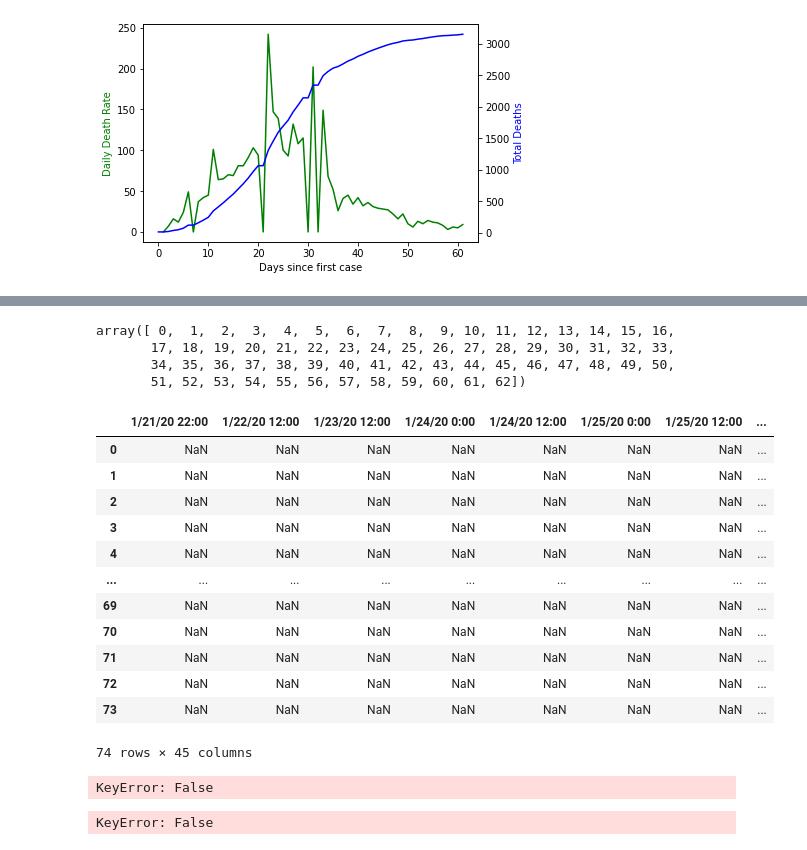
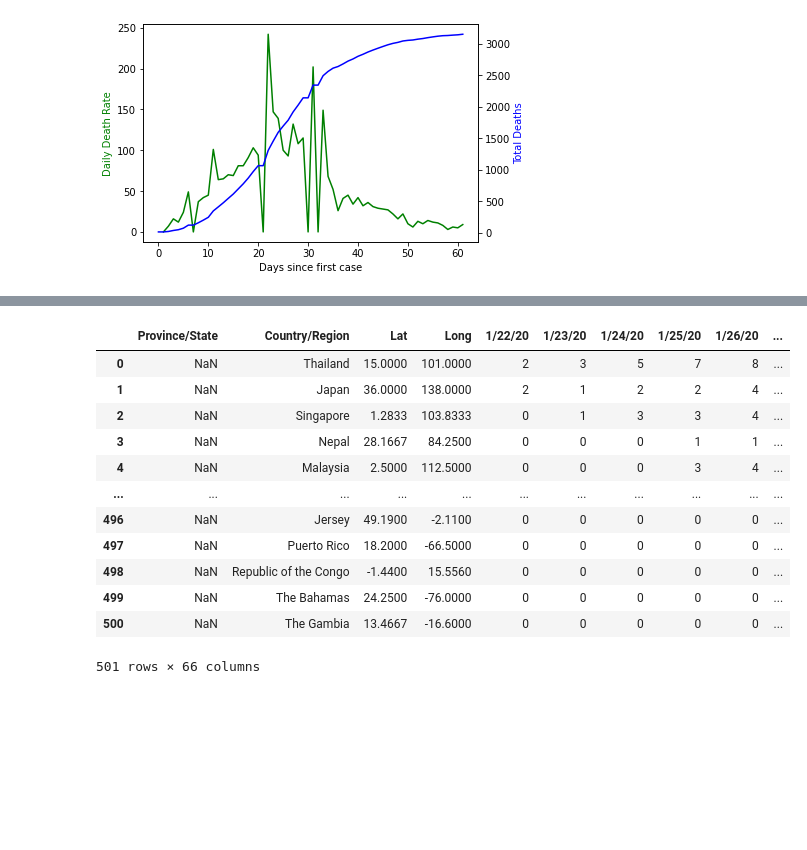
Before and after one commit to zhuowenzhao/COVID19-prediction, a Jupyter notebook: Kieran.ipynb, the cells around one changed output, grey strips where cells are left out. Cells and saved outputs as stored; diff of their text form; code cells hidden in the pictures; blank space fills up the shorter version.

```diff
--- a/Kieran.ipynb
+++ b/Kieran.ipynb
@@ -180,50 +178,17 @@ SyntaxError: invalid syntax (<ipython-input-15-f353db961847>, line 4)
-# %%
-model = Sequential()
-model.add(LSTM(5,
-          input_shape=(len(days), 1),
-          batch_size=batch_size,
-          stateful=stateful))
-model.add(Dense(512))
-model.compile(loss='mse', optimizer='adam')
-
-
-
-
-
-
-# create and fit the LSTM network
-model = Sequential()
-model.add(LSTM(4, input_shape=(1, look_back)))
-model.add(Dense(1))
-model.compile(loss='mean_squared_error', optimizer='adam')
-model.fit(trainX, trainY, epochs=100, batch_size=1, verbose=2)
-# %% [output]
-array([ 0,  1,  2,  3,  4,  5,  6,  7,  8,  9, 10, 11, 12, 13, 14, 15, 16,
-       17, 18, 19, 20, 21, 22, 23, 24, 25, 26, 27, 28, 29, 30, 31, 32, 33,
-       34, 35, 36, 37, 38, 39, 40, 41, 42, 43, 44, 45, 46, 47, 48, 49, 50,
-       51, 52, 53, 54, 55, 56, 57, 58, 59, 60, 61, 62])
 # %%
-df2 = pd.read_csv('/home/kierannp/CSE885Final/Data/archived_time_series/time_series_2019-ncov-Deaths.csv')
-df2[df2.columns[4:]]
+df2 = pd.read_csv('/home/kierannp/CSE885Final/Data/archived_time_series/time_series_19-covid-Confirmed_archived_0325.csv')
+df2
 # %% [output]
-|  | 1/21/20 22:00 | 1/22/20 12:00 | 1/23/20 12:00 | 1/24/20 0:00 | 1/24/20 12:00 | 1/25/20 0:00 | 1/25/20 12:00 | ... |
-| 0 | NaN | NaN | NaN | NaN | NaN | NaN | NaN | ... |
-| 1 | NaN | NaN | NaN | NaN | NaN | NaN | NaN | ... |
-| 2 | NaN | NaN | NaN | NaN | NaN | NaN | NaN | ... |
-| 3 | NaN | NaN | NaN | NaN | NaN | NaN | NaN | ... |
-| 4 | NaN | NaN | NaN | NaN | NaN | NaN | NaN | ... |
-| ... | ... | ... | ... | ... | ... | ... | ... | ... |
-| 69 | NaN | NaN | NaN | NaN | NaN | NaN | NaN | ... |
-| 70 | NaN | NaN | NaN | NaN | NaN | NaN | NaN | ... |
-| 71 | NaN | NaN | NaN | NaN | NaN | NaN | NaN | ... |
-| 72 | NaN | NaN | NaN | NaN | NaN | NaN | NaN | ... |
-| 73 | NaN | NaN | NaN | NaN | NaN | NaN | NaN | ... |
+|  | Province/State | Country/Region | Lat | Long | 1/22/20 | 1/23/20 | 1/24/20 | 1/25/20 | 1/26/20 | ... |
+| 0 | NaN | Thailand | 15.0000 | 101.0000 | 2 | 3 | 5 | 7 | 8 | ... |
+| 1 | NaN | Japan | 36.0000 | 138.0000 | 2 | 1 | 2 | 2 | 4 | ... |
+| 2 | NaN | Singapore | 1.2833 | 103.8333 | 0 | 1 | 3 | 3 | 4 | ... |
+| 3 | NaN | Nepal | 28.1667 | 84.2500 | 0 | 0 | 0 | 1 | 1 | ... |
+| 4 | NaN | Malaysia | 2.5000 | 112.5000 | 0 | 0 | 0 | 3 | 4 | ... |
+| ... | ... | ... | ... | ... | ... | ... | ... | ... | ... | ... |
+| 496 | NaN | Jersey | 49.1900 | -2.1100 | 0 | 0 | 0 | 0 | 0 | ... |
+| 497 | NaN | Puerto Rico | 18.2000 | -66.5000 | 0 | 0 | 0 | 0 | 0 | ... |
+| 498 | NaN | Republic of the Congo | -1.4400 | 15.5560 | 0 | 0 | 0 | 0 | 0 | ... |
+| 499 | NaN | The Bahamas | 24.2500 | -76.0000 | 0 | 0 | 0 | 0 | 0 | ... |
+| 500 | NaN | The Gambia | 13.4667 | -16.6000 | 0 | 0 | 0 | 0 | 0 | ... |
-74 rows × 45 columns
+501 rows × 66 columns
-# %%
-df2[df2[df2.columns[1]=='US']]
-# %% [output]
-KeyError: False
-# %%
-df2[df2.columns[1]=='US']
-# %% [output]
-KeyError: False
```
Also changed, not shown: parts of 15 cells of this notebook.
